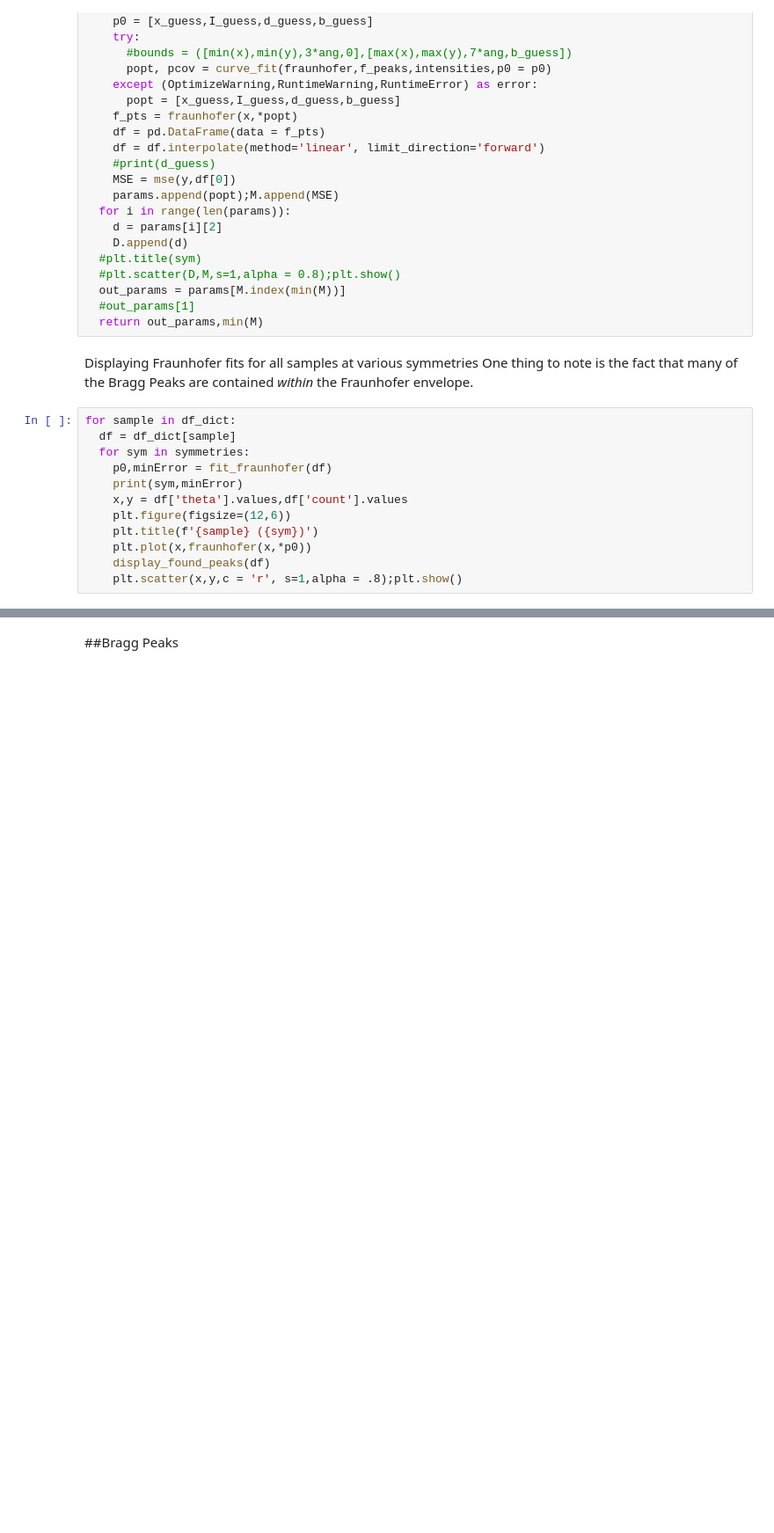
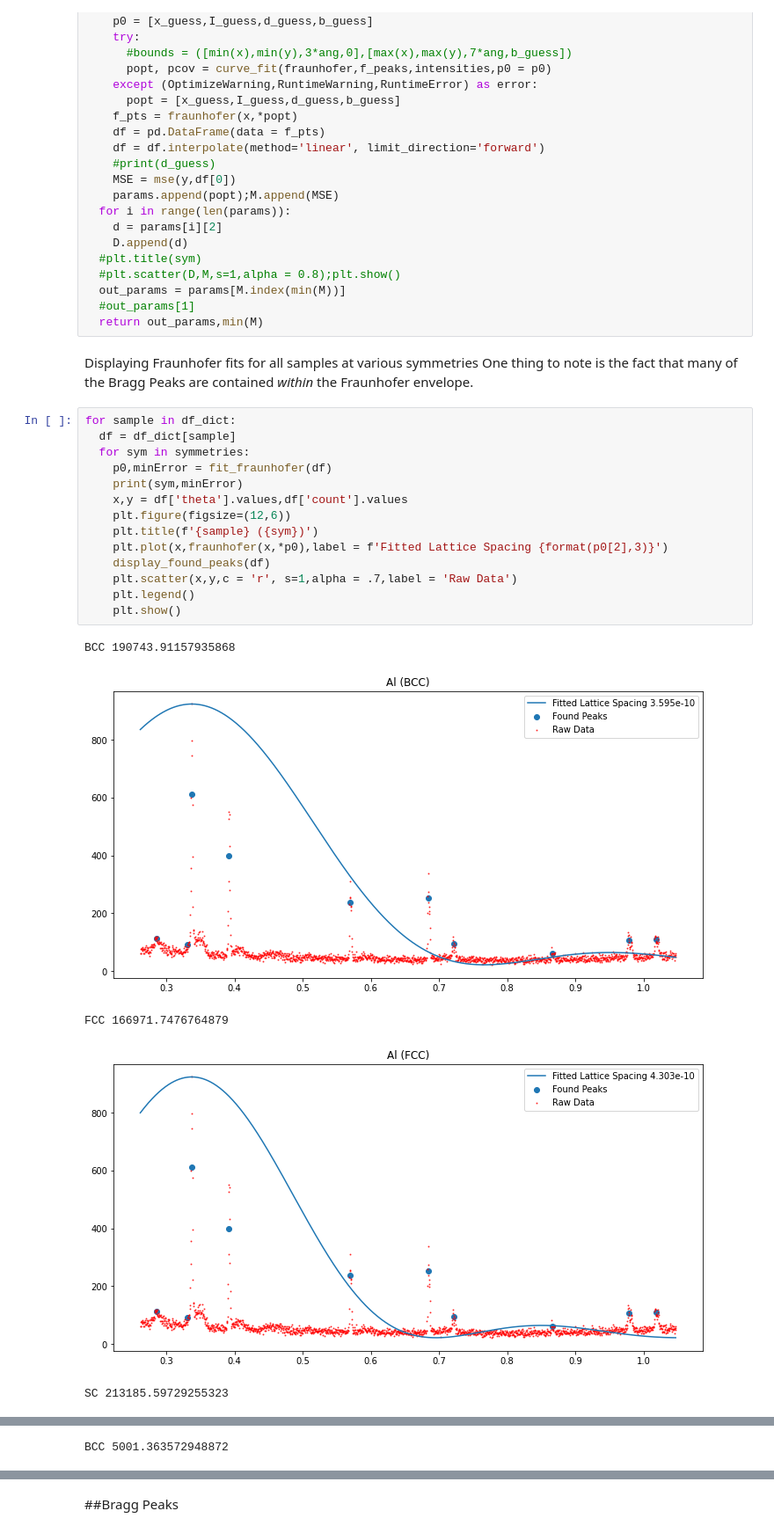
Before and after one commit to ZibronJazzquez/BandStructure, a Jupyter notebook: Revised_X_ray_Diffraction.ipynb, the cells around one changed output, grey strips where cells are left out. Shown at 88% size. Drawn from its saved outputs; the diff is of its cells as text; blank space fills up the shorter version.

```diff
--- a/Revised_X_ray_Diffraction.ipynb
+++ b/Revised_X_ray_Diffraction.ipynb
@@ -317,12 +321,20 @@ One thing to note is the fact that many of the Bragg Peaks are contained *within
 # %%
 for sample in df_dict:
   df = df_dict[sample]
   for sym in symmetries:
     p0,minError = fit_fraunhofer(df)
     print(sym,minError)
     x,y = df['theta'].values,df['count'].values
     plt.figure(figsize=(12,6))
     plt.title(f'{sample} ({sym})')
-    plt.plot(x,fraunhofer(x,*p0))
+    plt.plot(x,fraunhofer(x,*p0),label = f'Fitted Lattice Spacing {format(p0[2],3)}')
     display_found_peaks(df)
-    plt.scatter(x,y,c = 'r', s=1,alpha = .8);plt.show()
+    plt.scatter(x,y,c = 'r', s=1,alpha = .7,label = 'Raw Data')
+    plt.legend()
+    plt.show()
+# %% [output]
+BCC 190743.91157935868
+[figure, added]
+FCC 166971.7476764879
+[figure, added]
+SC 213185.59729255323
@@ -328,0 +342 @@ for sample in df_dict:
+BCC 5001.363572948872
```
Also changed, not shown: parts of 13 cells of this notebook.
